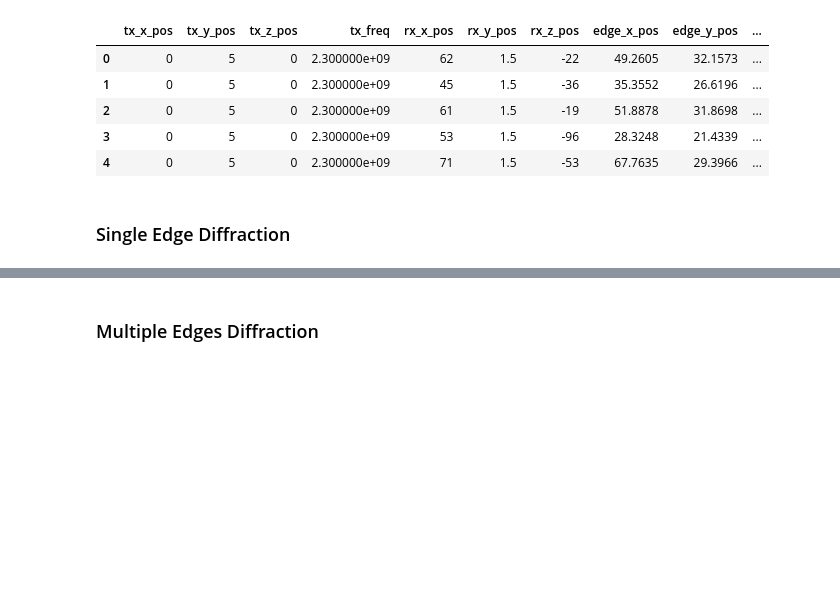
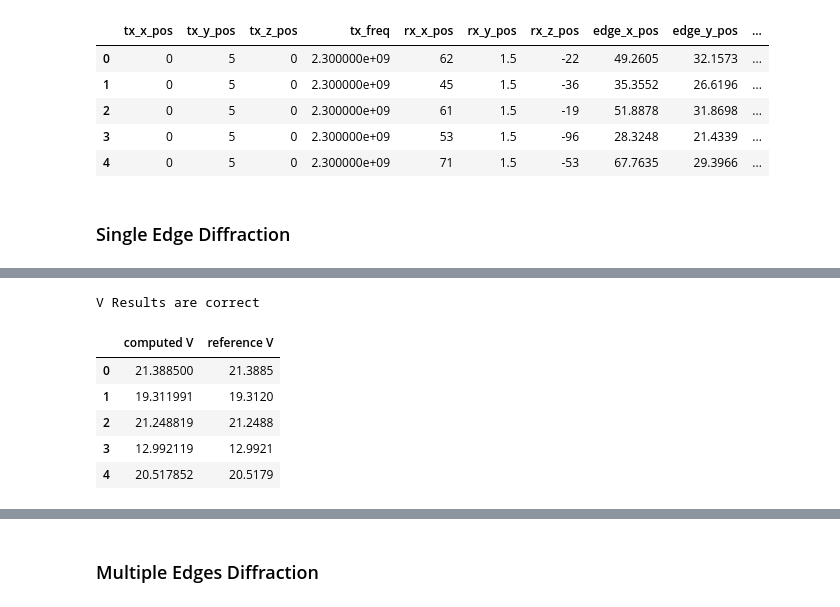
Before and after one commit to tamsri/path-loss-tester, a Jupyter notebook: path_loss_tester.ipynb, the cells around one changed output, grey strips where cells are left out. Drawn from its saved outputs; the diff is of its cells as text; code cells hidden in the pictures; blank space fills up the shorter version.

```diff
--- a/path_loss_tester.ipynb
+++ b/path_loss_tester.ipynb
@@ -186,3 +192,7 @@ tx_positions = single_edge_data.iloc[:,0:3].to_numpy().reshape((-1,3))
 tx_frequencies = single_edge_data.iloc[:,3:4].to_numpy().reshape((-1,1))
 rx_positions = single_edge_data.iloc[:,4:7].to_numpy().reshape((-1, 3))
 edge_positions = single_edge_data.iloc[:,7:10].to_numpy().reshape((-1,3))
+ref_v_values = single_edge_data.iloc[:,-4].to_numpy().reshape((-1,1))
+ref_total_loss = single_edge_data.iloc[:,-1].to_numpy().reshape((-1,1))
+ref_diff_loss = single_edge_data.iloc[:,-3].to_numpy().reshape((-1,1))
+ref_fsp_loss = single_edge_data.iloc[:,-2].to_numpy().reshape((-1,1))
@@ -194,0 +199,30 @@ def SingleEdgeDiffraction(tx_positions, tx_frequencies, rx_positions, edge_posit
+# %%
+def NormalzeVector(matrix):
+  norm = np.sqrt(np.sum( matrix**2,axis=1, keepdims=True))
+  matrix = matrix/ norm
+  return matrix
+# %%
+# Function that computes the angle between two vectors
+def AngleTwoVector(vectors_1, vectors_2):
+  numerator = np.sum(np.multiply(vectors_1, vectors_2),axis=1);
+  denumerator = np.multiply(np.sqrt(np.sum(vectors_1**2,axis=1)), np.sqrt(np.sum(vectors_2**2,axis=1)))
+  return np.arccos(numerator/denumerator)
+# %%
+def ComputeV(tx_positions, tx_frequencies, rx_positions, edge_positions):
+  tx2rx_dir = NormalzeVector(rx_positions-tx_positions)
+  rx2tx_dir = -tx2rx_dir
+  tx2edge_dir = NormalzeVector(edge_positions-tx_positions)
+  rx2edge_dir = NormalzeVector(edge_positions-rx_positions)
+  angle_tx = AngleTwoVector(tx2edge_dir, tx2rx_dir).ravel()
+  angle_rx = AngleTwoVector(rx2edge_dir, rx2tx_dir).ravel()
+  wave_length = c/tx_frequencies.ravel()
+  r1 = np.sqrt(np.sum((tx_positions-edge_positions)**2, axis=1)).ravel()
+  r2 = np.sqrt(np.sum((rx_positions-edge_positions)**2, axis=1)).ravel()
+  d1 = np.multiply(np.cos(angle_tx),r1).ravel()
+  d2 = np.multiply(np.cos(angle_rx),r2).ravel()
+  h1 = np.multiply(np.sin(angle_rx),r2).ravel()
+  h2 = np.multiply(np.sin(angle_rx),r2).ravel()
+  assert (h1 == h2).all() # h should be equal
+  h = h1
+  v = np.multiply(h, np.sqrt(2*(d1 + d2)/(wave_length*r1*r2)))
+  return v
@@ -194,0 +233,16 @@ def SingleEdgeDiffraction(tx_positions, tx_frequencies, rx_positions, edge_posit
+# %%
+computed_v = ComputeV(tx_positions, tx_frequencies, rx_positions, edge_positions)
+computed_v = computed_v.ravel()
+ref_v_values = ref_v_values.ravel()
+assert (np.round(computed_v, 1) == np.round(ref_v_values, 1) ).all()
+v_table = pd.DataFrame( {'computed V':computed_v, 'reference V': ref_v_values})
+print("V Results are correct")
+v_table.head()
+# %% [output]
+V Results are correct
+|  | computed V | reference V |
+| 0 | 21.388500 | 21.3885 |
+| 1 | 19.311991 | 19.3120 |
+| 2 | 21.248819 | 21.2488 |
+| 3 | 12.992119 | 12.9921 |
+| 4 | 20.517852 | 20.5179 |
```
Also changed, not shown: parts of 11 cells of this notebook.
